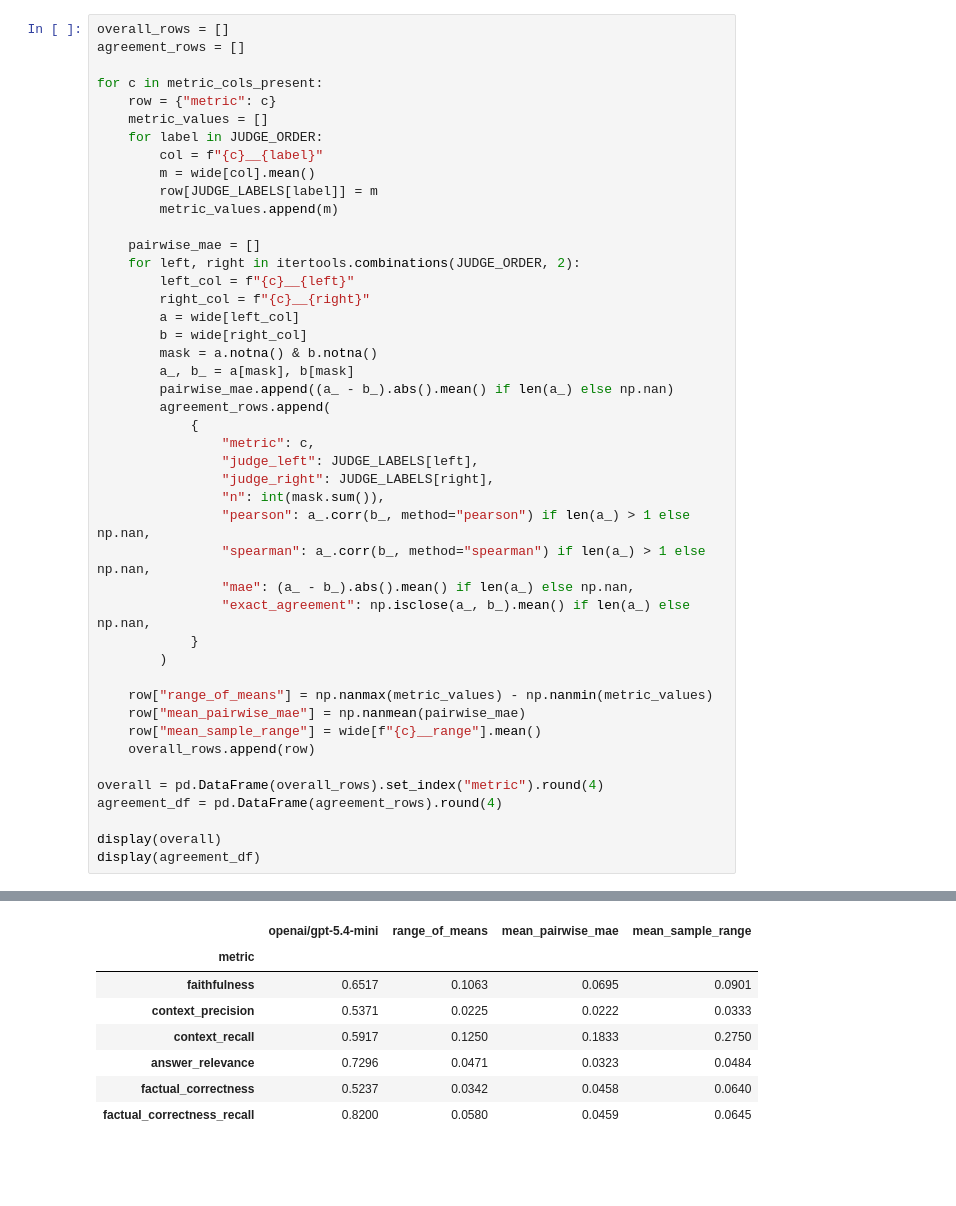
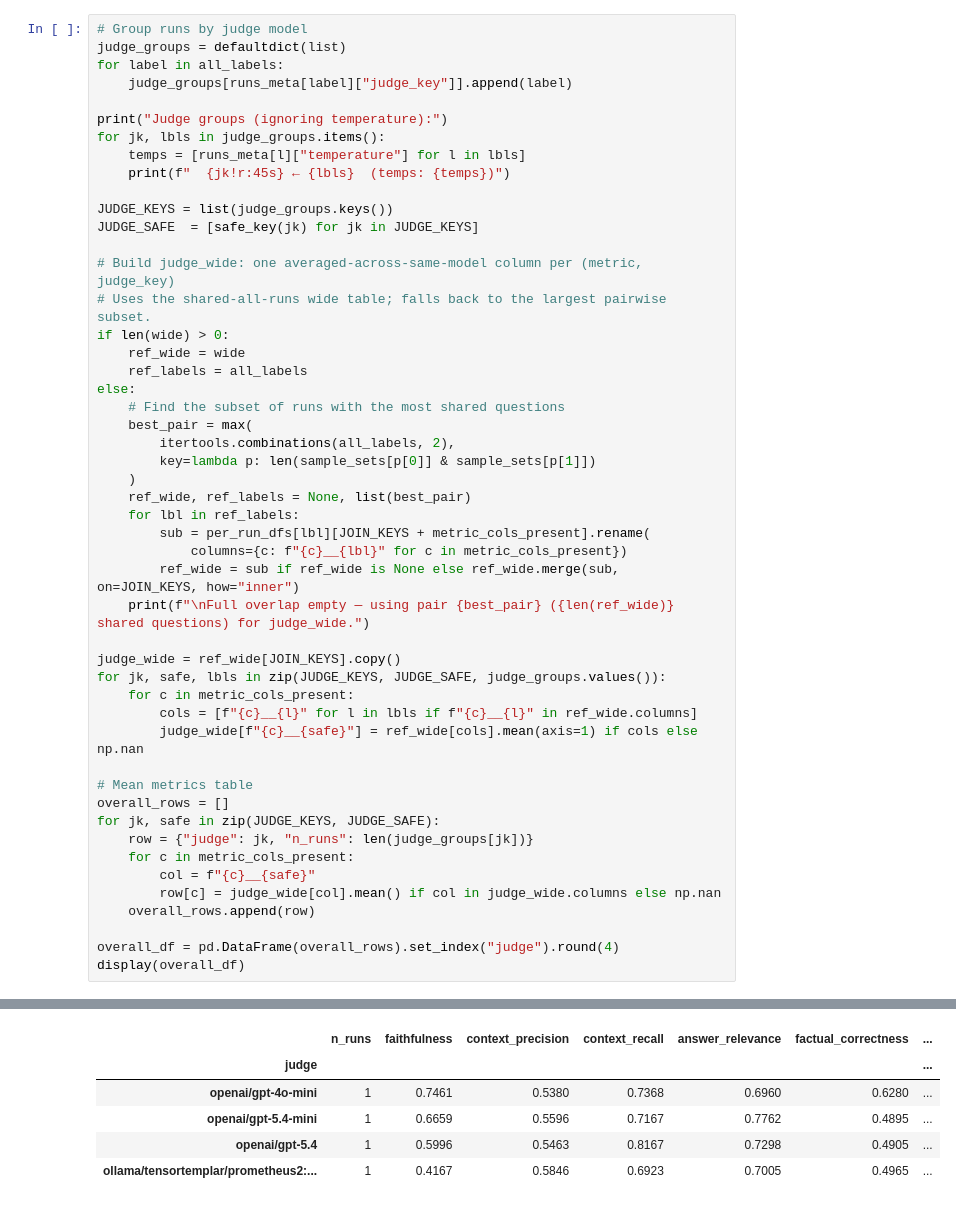
Before and after one commit to MaheeGamage/langchain-rag, a Jupyter notebook: experimentation/mlflow-query/compare_3_judges.ipynb, the cells around one changed output, grey strips where cells are left out. Drawn from its saved outputs; the diff is of its cells as text; blank space fills up the shorter version.

```diff
--- a/experimentation/mlflow-query/compare_3_judges.ipynb
+++ b/experimentation/mlflow-query/compare_3_judges.ipynb
@@ -210,46 +261,50 @@ Aligned rows (inner join across all judges): 20
 # %%
+# Group runs by judge model
+judge_groups = defaultdict(list)
+for label in all_labels:
+    judge_groups[runs_meta[label]["judge_key"]].append(label)
+
+print("Judge groups (ignoring temperature):")
+for jk, lbls in judge_groups.items():
+    temps = [runs_meta[l]["temperature"] for l in lbls]
+    print(f"  {jk!r:45s} ← {lbls}  (temps: {temps})")
+
+JUDGE_KEYS = list(judge_groups.keys())
+JUDGE_SAFE  = [safe_key(jk) for jk in JUDGE_KEYS]
+
+# Build judge_wide: one averaged-across-same-model column per (metric, judge_key)
+# Uses the shared-all-runs wide table; falls back to the largest pairwise subset.
+if len(wide) > 0:
+    ref_wide = wide
+    ref_labels = all_labels
+else:
+    # Find the subset of runs with the most shared questions
+    best_pair = max(
+        itertools.combinations(all_labels, 2),
+        key=lambda p: len(sample_sets[p[0]] & sample_sets[p[1]])
+    )
+    ref_wide, ref_labels = None, list(best_pair)
+    for lbl in ref_labels:
+        sub = per_run_dfs[lbl][JOIN_KEYS + metric_cols_present].rename(
+            columns={c: f"{c}__{lbl}" for c in metric_cols_present})
+        ref_wide = sub if ref_wide is None else ref_wide.merge(sub, on=JOIN_KEYS, how="inner")
+    print(f"\nFull overlap empty — using pair {best_pair} ({len(ref_wide)} shared questions) for judge_wide.")
+
+judge_wide = ref_wide[JOIN_KEYS].copy()
+for jk, safe, lbls in zip(JUDGE_KEYS, JUDGE_SAFE, judge_groups.values()):
+    for c in metric_cols_present:
+        cols = [f"{c}__{l}" for l in lbls if f"{c}__{l}" in ref_wide.columns]
+        judge_wide[f"{c}__{safe}"] = ref_wide[cols].mean(axis=1) if cols else np.nan
+
+# Mean metrics table
 overall_rows = []
-agreement_rows = []
-
-for c in metric_cols_present:
-    row = {"metric": c}
-    metric_values = []
-    for label in JUDGE_ORDER:
-        col = f"{c}__{label}"
-        m = wide[col].mean()
-        row[JUDGE_LABELS[label]] = m
-        metric_values.append(m)
-
-    pairwise_mae = []
-    for left, right in itertools.combinations(JUDGE_ORDER, 2):
-        left_col = f"{c}__{left}"
-        right_col = f"{c}__{right}"
-        a = wide[left_col]
-        b = wide[right_col]
-        mask = a.notna() & b.notna()
-        a_, b_ = a[mask], b[mask]
-        pairwise_mae.append((a_ - b_).abs().mean() if len(a_) else np.nan)
-        agreement_rows.append(
-            {
-                "metric": c,
-                "judge_left": JUDGE_LABELS[left],
-                "judge_right": JUDGE_LABELS[right],
-                "n": int(mask.sum()),
-                "pearson": a_.corr(b_, method="pearson") if len(a_) > 1 else np.nan,
-                "spearman": a_.corr(b_, method="spearman") if len(a_) > 1 else np.nan,
-                "mae": (a_ - b_).abs().mean() if len(a_) else np.nan,
-                "exact_agreement": np.isclose(a_, b_).mean() if len(a_) else np.nan,
-            }
-        )
-
-    row["range_of_means"] = np.nanmax(metric_values) - np.nanmin(metric_values)
-    row["mean_pairwise_mae"] = np.nanmean(pairwise_mae)
-    row["mean_sample_range"] = wide[f"{c}__range"].mean()
+for jk, safe in zip(JUDGE_KEYS, JUDGE_SAFE):
+    row = {"judge": jk, "n_runs": len(judge_groups[jk])}
+    for c in metric_cols_present:
+        col = f"{c}__{safe}"
+        row[c] = judge_wide[col].mean() if col in judge_wide.columns else np.nan
     overall_rows.append(row)
 
-overall = pd.DataFrame(overall_rows).set_index("metric").round(4)
-agreement_df = pd.DataFrame(agreement_rows).round(4)
-
-display(overall)
-display(agreement_df)
+overall_df = pd.DataFrame(overall_rows).set_index("judge").round(4)
+display(overall_df)
 # %% [output]
@@ -256,8 +316,6 @@ display(agreement_df)
-|  | openai/gpt-5.4-mini | range_of_means | mean_pairwise_mae | mean_sample_range |
-| metric |  |  |  |  |
-| faithfulness | 0.6517 | 0.1063 | 0.0695 | 0.0901 |
-| context_precision | 0.5371 | 0.0225 | 0.0222 | 0.0333 |
-| context_recall | 0.5917 | 0.1250 | 0.1833 | 0.2750 |
-| answer_relevance | 0.7296 | 0.0471 | 0.0323 | 0.0484 |
-| factual_correctness | 0.5237 | 0.0342 | 0.0458 | 0.0640 |
-| factual_correctness_recall | 0.8200 | 0.0580 | 0.0459 | 0.0645 |
+|  | n_runs | faithfulness | context_precision | context_recall | answer_relevance | factual_correctness | ... |
+| judge |  |  |  |  |  |  | ... |
+| openai/gpt-4o-mini | 1 | 0.7461 | 0.5380 | 0.7368 | 0.6960 | 0.6280 | ... |
+| openai/gpt-5.4-mini | 1 | 0.6659 | 0.5596 | 0.7167 | 0.7762 | 0.4895 | ... |
+| openai/gpt-5.4 | 1 | 0.5996 | 0.5463 | 0.8167 | 0.7298 | 0.4905 | ... |
+| ollama/tensortemplar/prometheus2:... | 1 | 0.4167 | 0.5846 | 0.6923 | 0.7005 | 0.4965 | ... |
```
Also changed, not shown: parts of 25 cells of this notebook, 5 other files.
